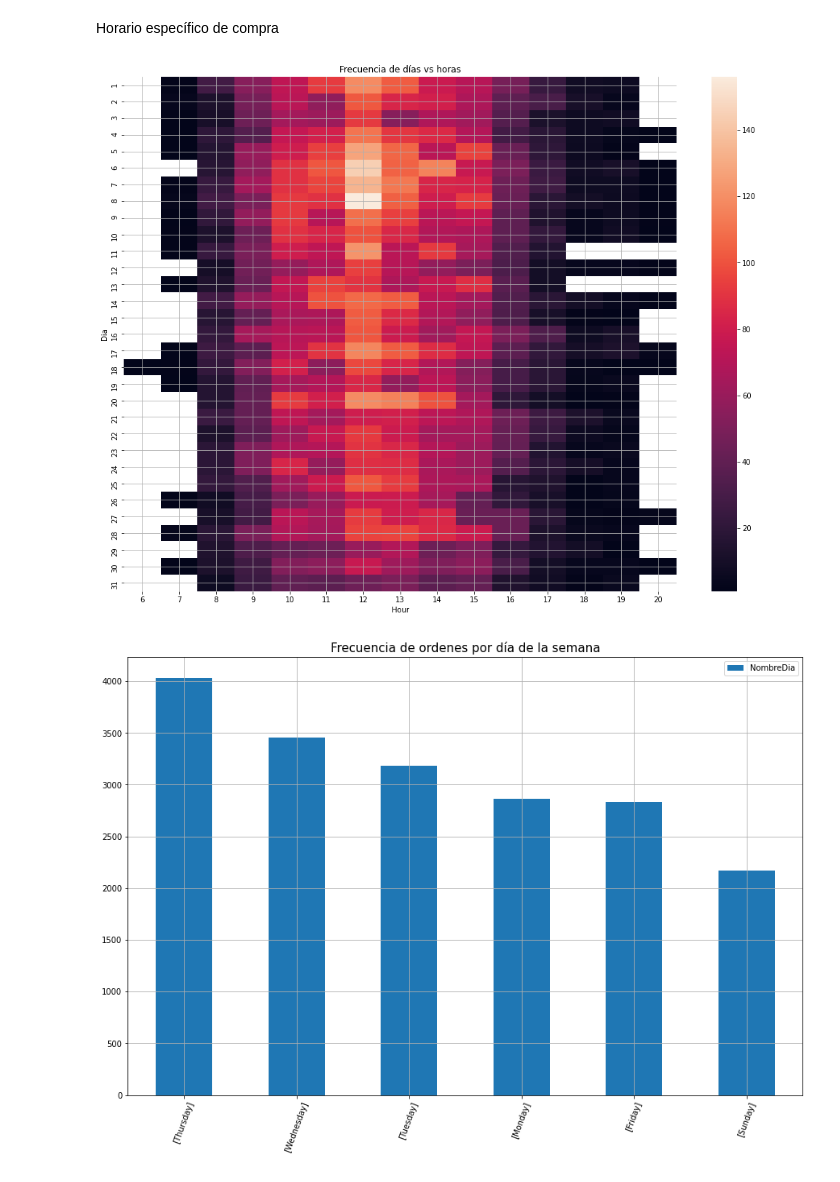
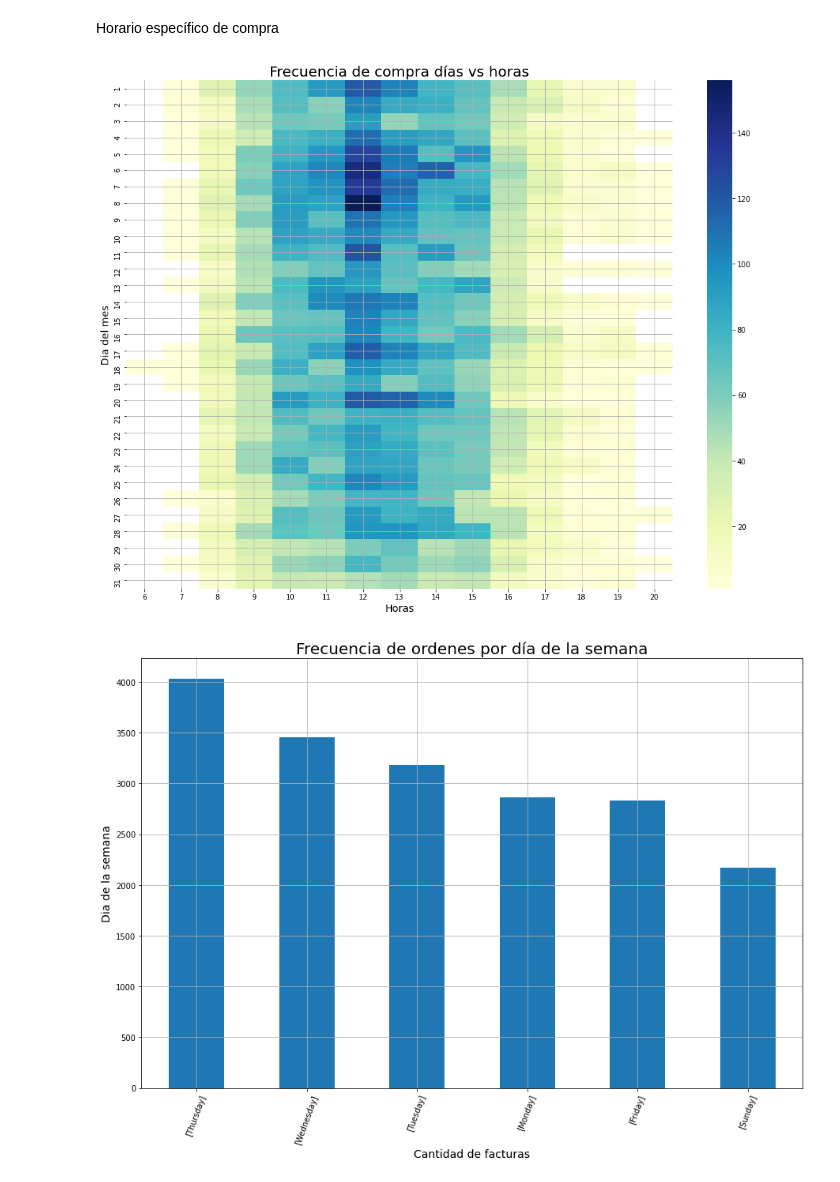
Before and after one commit to cirssax/VisualizacionDatos, a Jupyter notebook: notebooks/P2_EDA.ipynb, the cells around one changed output. Saved outputs shown, nothing was run; the diff lists cells and outputs as text; code cells hidden in the pictures.

```diff
--- a/notebooks/P2_EDA.ipynb
+++ b/notebooks/P2_EDA.ipynb
@@ -311,26 +312,34 @@ plt.show()
 # %% [markdown]
 Horario específico de compra
 # %%
-grouped_data_new  = df_compras.groupby(["Dia mes", "Horas"])["InvoiceNo"].unique().reset_index()
+# Se agrupa por dia y hora la cantidad de facturas UNICAS ocurridas y se almcanena como arreglo
+grouped_data_new  = df_compras.groupby(["Dia", "Hour"])["InvoiceNo"].unique().reset_index()
+# Del dato agrupado se cuenta la cantidad de transaccioens que hubo
 grouped_data_new["InvoiceNo"] = grouped_data_new["InvoiceNo"].apply(len)
+# Se deja como indice de la matriz los dias y las horas para posterior rellenar esta con la cantidad de transacciones
 grouped_data_new = grouped_data_new.pivot('Dia', 'Hour', 'InvoiceNo')
 
+# Se instancia mapa de calor de las horas con mas transacciones respecto a los dias
 plt.figure(figsize=(17,13))
-sns.heatmap(grouped_data_new)
-plt.title("Frecuencia de días vs horas")
+sns.heatmap(grouped_data_new, cmap="YlGnBu")
+plt.title("Frecuencia de compra días vs horas" , fontsize = 20)
+plt.xlabel("Horas", fontsize = 14)
+plt.ylabel("Dia del mes", fontsize = 14)
 plt.grid()
 plt.show()
 # %% [output]
-[figure, old version]
+[figure, new version]
 # %%
-# Se agrupa la cantidad de facturas por dia
+# Se agrupa la cantidad de facturas UNICAS por dia
 InvoiceDate = df_compras.groupby(['InvoiceNo'])['NombreDia'].unique()
 dfm =  InvoiceDate.value_counts().sort_index( ascending=True)
 dfm.to_frame().sort_values("NombreDia", ascending = False).plot.bar(figsize=(15,10), legend=None)
-plt.title("Frecuencia de ordenes por día de la semana", fontsize=15)
+plt.title("Frecuencia de ordenes por día de la semana", fontsize=20)
+plt.xlabel("Cantidad de facturas", fontsize = 14)
+plt.ylabel("Dia de la semana", fontsize = 14)
 plt.xticks(rotation = 70)
 plt.grid()
 plt.show()
 # %% [output]
-[figure, old version]
+[figure, new version]
 # %%
```
Also changed, not shown: parts of 25 cells of this notebook, 2 other files.
